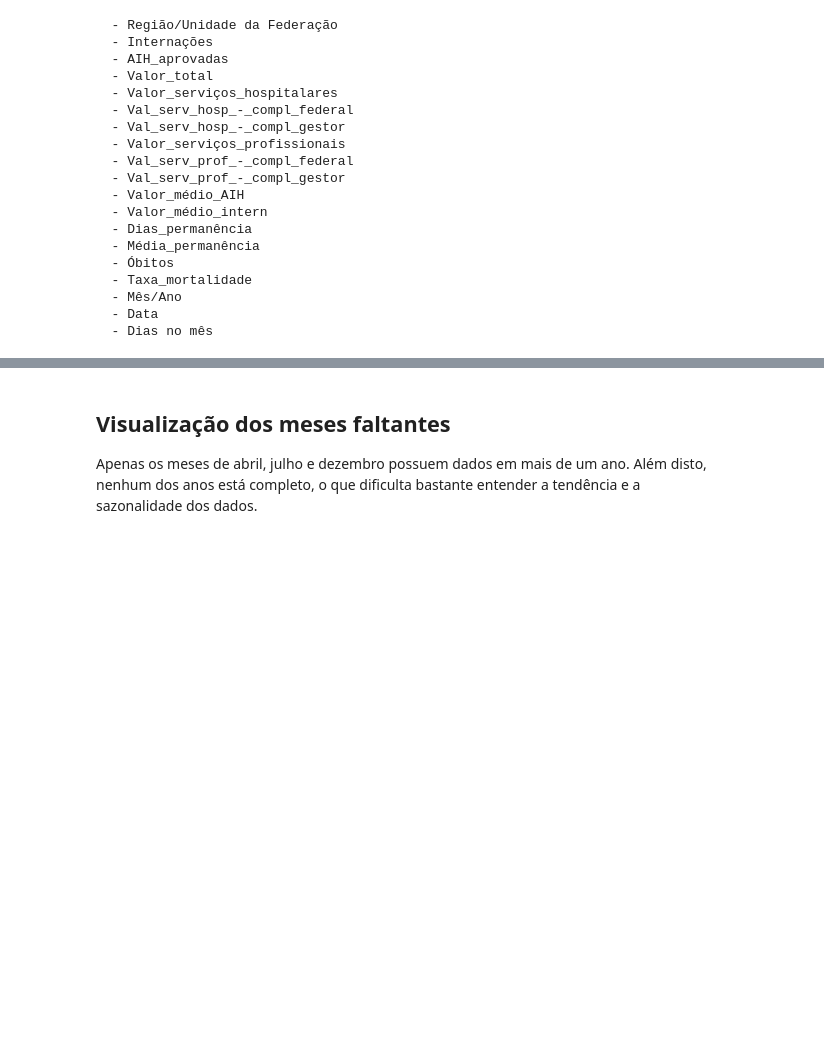
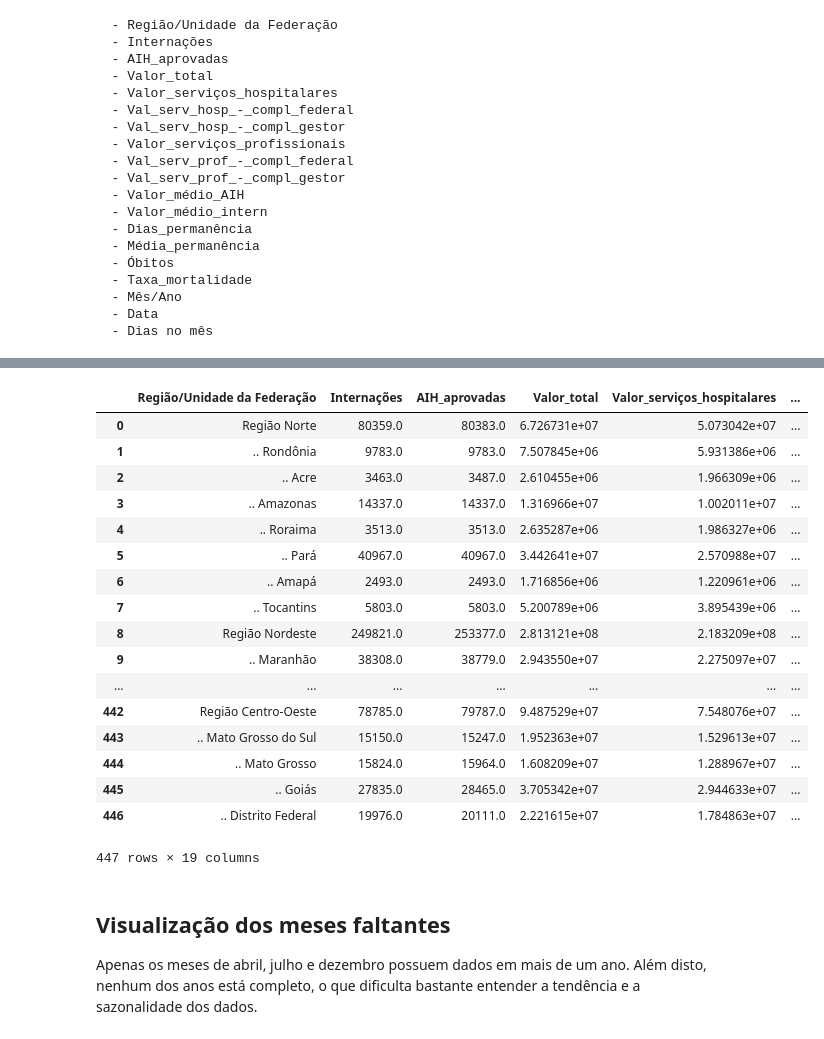
Before and after one commit to aronifanger/challenges, a Jupyter notebook: Internações SUS.ipynb, the cells around one changed output, grey strips where cells are left out. Cells and saved outputs as stored; diff of their text form; code cells hidden in the pictures; blank space fills up the shorter version.

```diff
--- a/Internações SUS.ipynb
+++ b/Internações SUS.ipynb
@@ -74,3 +94,24 @@ for c in cases_df.columns: print("  -",c)
+# %%
+cases_df
+# %% [output]
+|  | Região/Unidade da Federação | Internações | AIH_aprovadas | Valor_total | Valor_serviços_hospitalares | ... |
+| 0 | Região Norte | 80359.0 | 80383.0 | 6.726731e+07 | 5.073042e+07 | ... |
+| 1 | .. Rondônia | 9783.0 | 9783.0 | 7.507845e+06 | 5.931386e+06 | ... |
+| 2 | .. Acre | 3463.0 | 3487.0 | 2.610455e+06 | 1.966309e+06 | ... |
+| 3 | .. Amazonas | 14337.0 | 14337.0 | 1.316966e+07 | 1.002011e+07 | ... |
+| 4 | .. Roraima | 3513.0 | 3513.0 | 2.635287e+06 | 1.986327e+06 | ... |
+| 5 | .. Pará | 40967.0 | 40967.0 | 3.442641e+07 | 2.570988e+07 | ... |
+| 6 | .. Amapá | 2493.0 | 2493.0 | 1.716856e+06 | 1.220961e+06 | ... |
+| 7 | .. Tocantins | 5803.0 | 5803.0 | 5.200789e+06 | 3.895439e+06 | ... |
+| 8 | Região Nordeste | 249821.0 | 253377.0 | 2.813121e+08 | 2.183209e+08 | ... |
+| 9 | .. Maranhão | 38308.0 | 38779.0 | 2.943550e+07 | 2.275097e+07 | ... |
+| ... | ... | ... | ... | ... | ... | ... |
+| 442 | Região Centro-Oeste | 78785.0 | 79787.0 | 9.487529e+07 | 7.548076e+07 | ... |
+| 443 | .. Mato Grosso do Sul | 15150.0 | 15247.0 | 1.952363e+07 | 1.529613e+07 | ... |
+| 444 | .. Mato Grosso | 15824.0 | 15964.0 | 1.608209e+07 | 1.288967e+07 | ... |
+| 445 | .. Goiás | 27835.0 | 28465.0 | 3.705342e+07 | 2.944633e+07 | ... |
+| 446 | .. Distrito Federal | 19976.0 | 20111.0 | 2.221615e+07 | 1.784863e+07 | ... |
+447 rows × 19 columns
 # %% [markdown]
 ## Visualização dos meses faltantes
 
```
Also changed, not shown: parts of 25 cells of this notebook.
